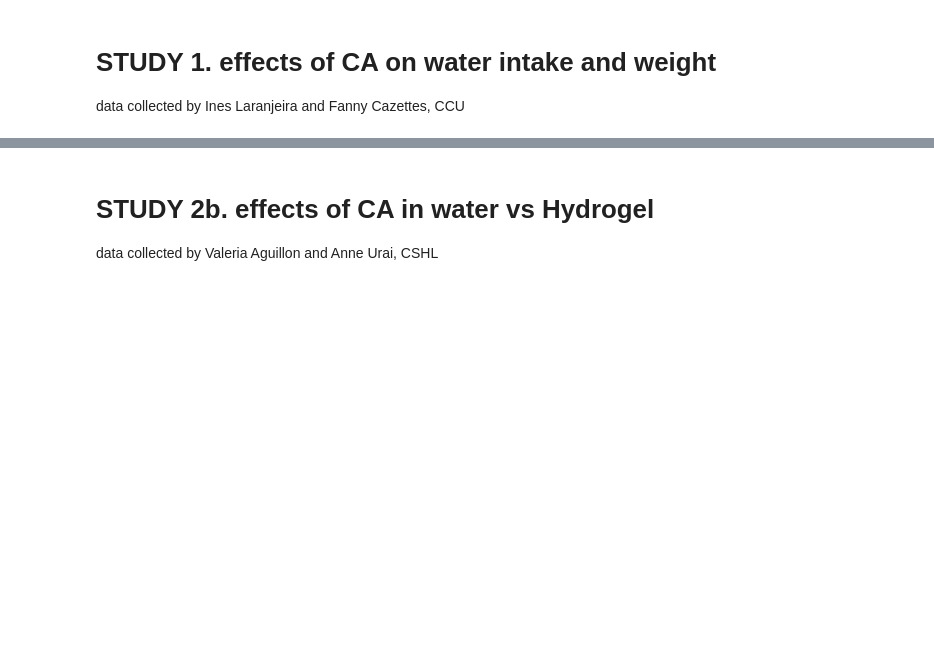
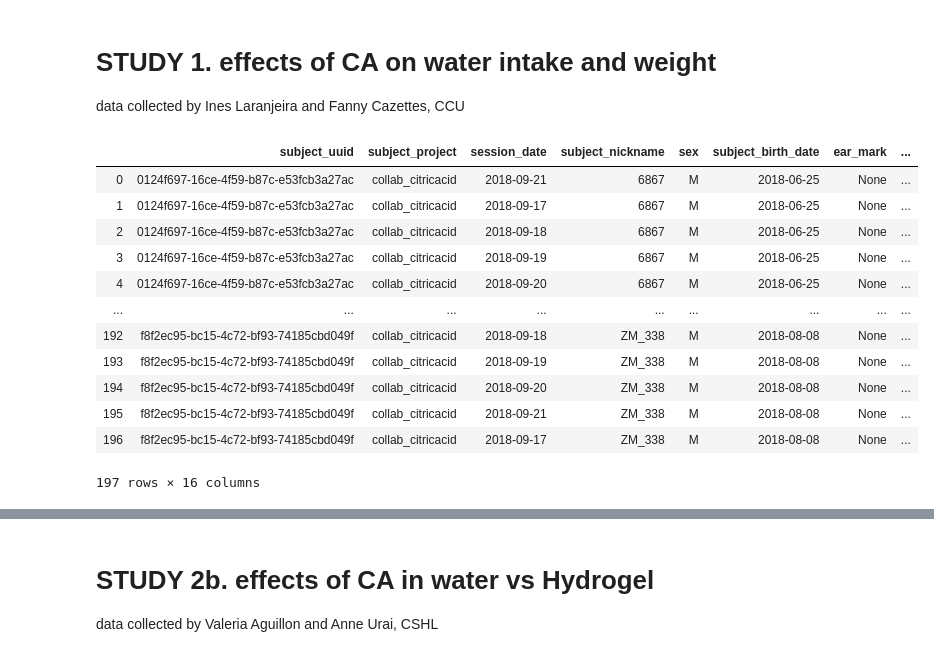
Before and after one commit to int-brain-lab/analysis, a Jupyter notebook: citricacid/citricacid_sfn_2019.ipynb, the cells around one changed output, grey strips where cells are left out. Cells and saved outputs as stored; diff of their text form; code cells hidden in the pictures; blank space fills up the shorter version.

```diff
--- a/citricacid/citricacid_sfn_2019.ipynb
+++ b/citricacid/citricacid_sfn_2019.ipynb
@@ -36,7 +39,7 @@ subj = subject.Subject * subject.SubjectLab * subject.SubjectProject & 'subject_
 
 weight_with_date = action.Weighing.proj('weight', session_date='DATE(weighing_time)')
 weight_date = (dj.U('subject_uuid', 'session_date') & weight_with_date) & 'session_date < "2018-10-24"'
-baseline_date = (dj.U('subject_uuid', 'session_date') & weight_with_date) & 'session_date = "2018-09-24"'
+baseline_date = (dj.U('subject_uuid', 'session_date') & weight_with_date) & 'session_date < "2018-09-24"'
 
 avg_weight_date = weight_date.aggr(weight_with_date, avg_weight='AVG(weight)')
 avg_baseline_weight_date = baseline_date.aggr(weight_with_date, avg_weight = 'AVG(weight)')
@@ -49,6 +52,22 @@ weight_df = pd.DataFrame(b.fetch(as_dict=True))
 
 baseline_df = pd.DataFrame(bb.fetch(as_dict=True))
 #baseline_df.tail(n=10)
+# %%
+baseline_df
+# %% [output]
+|  | subject_uuid | subject_project | session_date | subject_nickname | sex | subject_birth_date | ear_mark | ... |
+| 0 | 0124f697-16ce-4f59-b87c-e53fcb3a27ac | collab_citricacid | 2018-09-21 | 6867 | M | 2018-06-25 | None | ... |
+| 1 | 0124f697-16ce-4f59-b87c-e53fcb3a27ac | collab_citricacid | 2018-09-17 | 6867 | M | 2018-06-25 | None | ... |
+| 2 | 0124f697-16ce-4f59-b87c-e53fcb3a27ac | collab_citricacid | 2018-09-18 | 6867 | M | 2018-06-25 | None | ... |
+| 3 | 0124f697-16ce-4f59-b87c-e53fcb3a27ac | collab_citricacid | 2018-09-19 | 6867 | M | 2018-06-25 | None | ... |
+| 4 | 0124f697-16ce-4f59-b87c-e53fcb3a27ac | collab_citricacid | 2018-09-20 | 6867 | M | 2018-06-25 | None | ... |
+| ... | ... | ... | ... | ... | ... | ... | ... | ... |
+| 192 | f8f2ec95-bc15-4c72-bf93-74185cbd049f | collab_citricacid | 2018-09-18 | ZM_338 | M | 2018-08-08 | None | ... |
+| 193 | f8f2ec95-bc15-4c72-bf93-74185cbd049f | collab_citricacid | 2018-09-19 | ZM_338 | M | 2018-08-08 | None | ... |
+| 194 | f8f2ec95-bc15-4c72-bf93-74185cbd049f | collab_citricacid | 2018-09-20 | ZM_338 | M | 2018-08-08 | None | ... |
+| 195 | f8f2ec95-bc15-4c72-bf93-74185cbd049f | collab_citricacid | 2018-09-21 | ZM_338 | M | 2018-08-08 | None | ... |
+| 196 | f8f2ec95-bc15-4c72-bf93-74185cbd049f | collab_citricacid | 2018-09-17 | ZM_338 | M | 2018-08-08 | None | ... |
+197 rows × 16 columns
 # %%
 ########### WEIGHINGS NORMALIZATION and ###########
 ########### CONVERSION OF SESSION DATES INTO SESSION NUMBERS ###########
```
Also changed, not shown: parts of 9 cells of this notebook, 1 other file.
